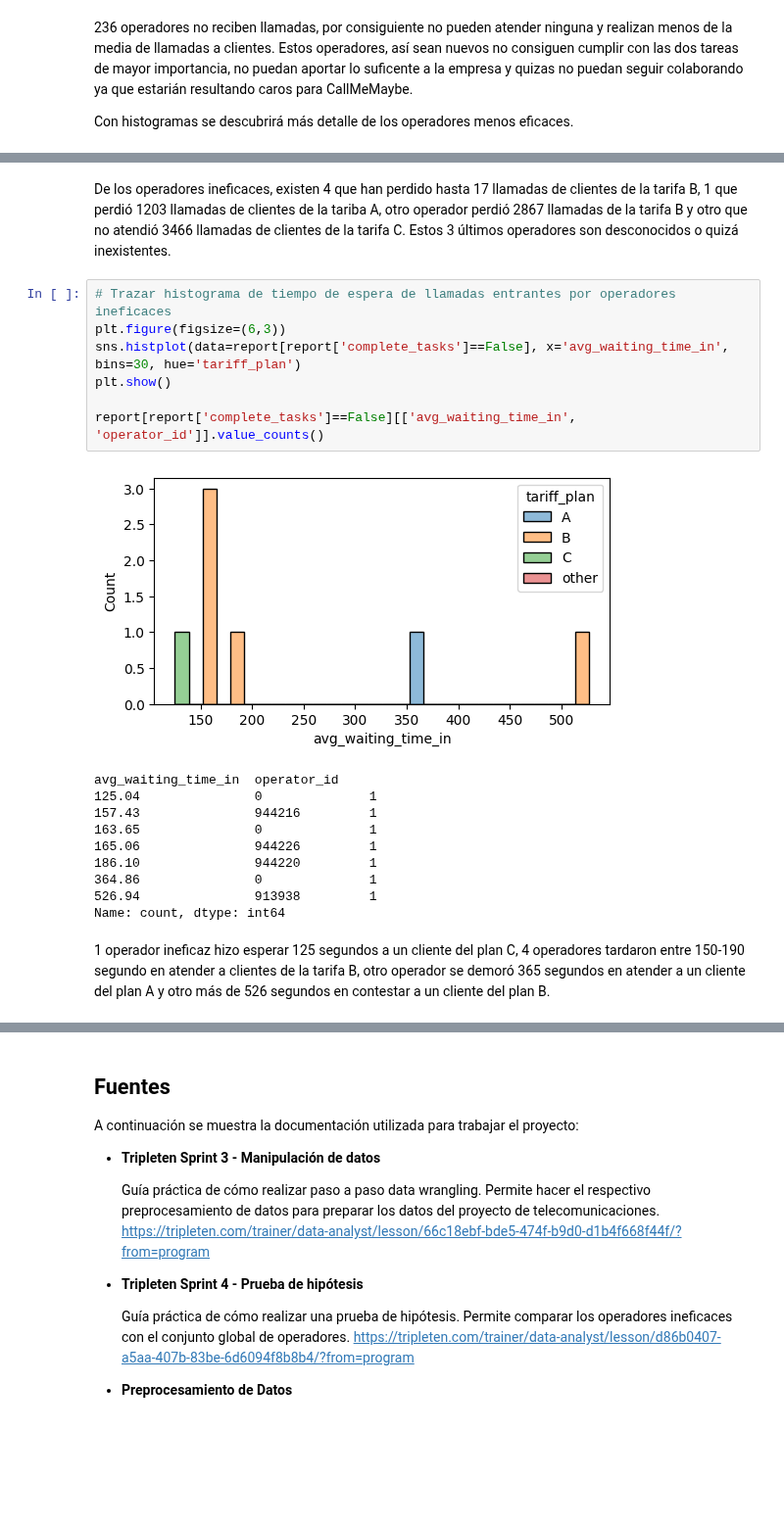
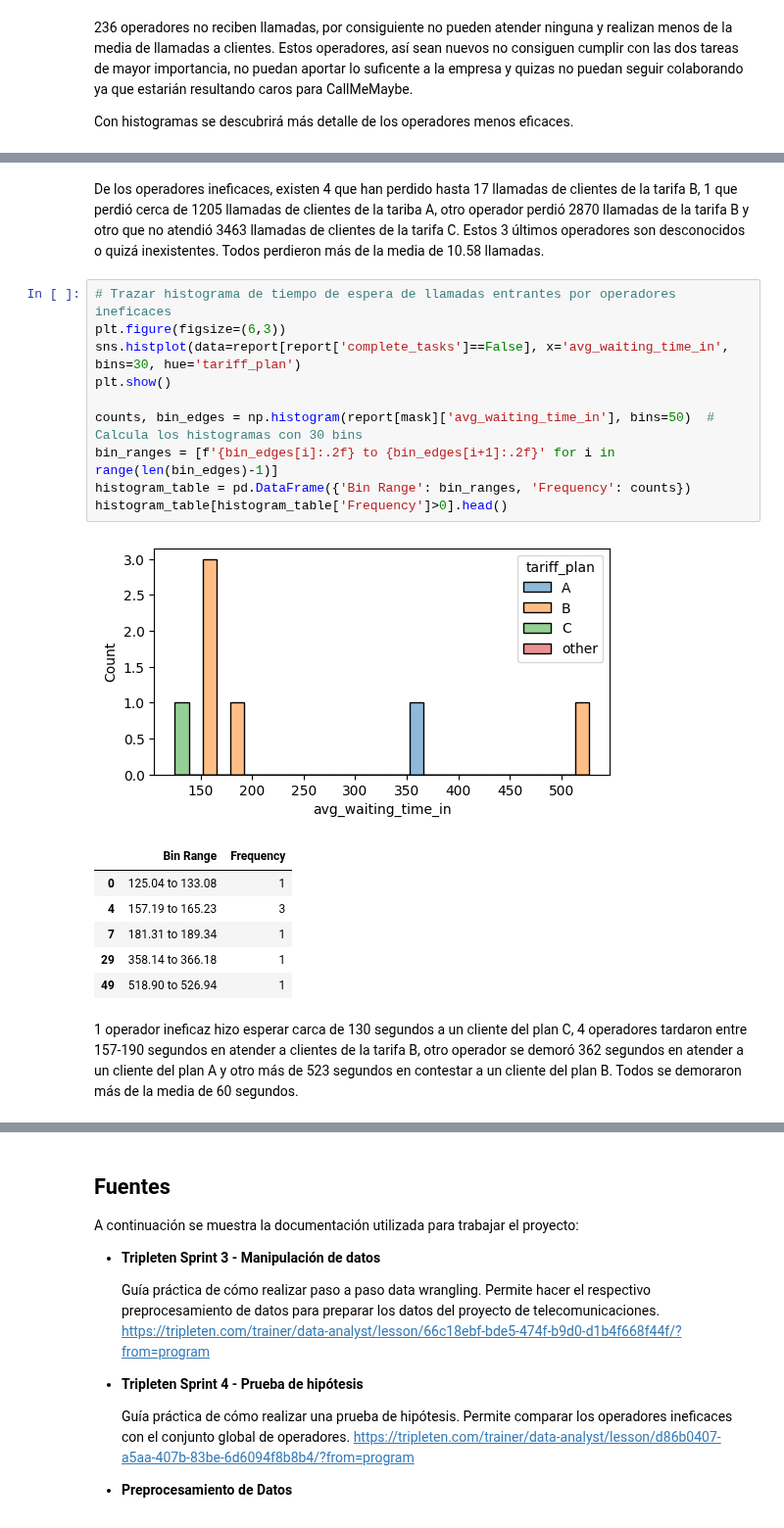
Before and after one commit to ScinDBad/DA_proyecto_final, a Jupyter notebook: proyecto_sp_14.ipynb, the cells around one changed output, grey strips where cells are left out. Shown at 98% size. Cells and saved outputs as stored; diff of their text form; blank space fills up the shorter version.

```diff
--- a/proyecto_sp_14.ipynb
+++ b/proyecto_sp_14.ipynb
@@ -905,22 +904,22 @@ Name: count, dtype: int64
 # %% [markdown]
-De los operadores ineficaces, existen 4 que han perdido hasta 17 llamadas de clientes de la tarifa B, 1 que perdió 1203 llamadas de clientes de la tariba A, otro operador perdió 2867 llamadas de la tarifa B y otro que no atendió 3466 llamadas de clientes de la tarifa C. Estos 3 últimos operadores son desconocidos o quizá inexistentes.
+De los operadores ineficaces, existen 4 que han perdido hasta 17 llamadas de clientes de la tarifa B, 1 que perdió cerca de 1205 llamadas de clientes de la tariba A, otro operador perdió 2870 llamadas de la tarifa B y otro que no atendió 3463 llamadas de clientes de la tarifa C. Estos 3 últimos operadores son desconocidos o quizá inexistentes. Todos perdieron más de la media de 10.58 llamadas.
 # %%
 # Trazar histograma de tiempo de espera de llamadas entrantes por operadores ineficaces
 plt.figure(figsize=(6,3))
 sns.histplot(data=report[report['complete_tasks']==False], x='avg_waiting_time_in', bins=30, hue='tariff_plan')
 plt.show()
 
-report[report['complete_tasks']==False][['avg_waiting_time_in', 'operator_id']].value_counts()
+counts, bin_edges = np.histogram(report[mask]['avg_waiting_time_in'], bins=50)  # Calcula los histogramas con 30 bins
+bin_ranges = [f'{bin_edges[i]:.2f} to {bin_edges[i+1]:.2f}' for i in range(len(bin_edges)-1)]
+histogram_table = pd.DataFrame({'Bin Range': bin_ranges, 'Frequency': counts})
+histogram_table[histogram_table['Frequency']>0].head()
 # %% [output]
 [figure]
-avg_waiting_time_in  operator_id
-125.04               0              1
-157.43               944216         1
-163.65               0              1
-165.06               944226         1
-186.10               944220         1
-364.86               0              1
-526.94               913938         1
-Name: count, dtype: int64
+|  | Bin Range | Frequency |
+| 0 | 125.04 to 133.08 | 1 |
+| 4 | 157.19 to 165.23 | 3 |
+| 7 | 181.31 to 189.34 | 1 |
+| 29 | 358.14 to 366.18 | 1 |
+| 49 | 518.90 to 526.94 | 1 |
 # %% [markdown]
-1 operador ineficaz hizo esperar 125 segundos a un cliente del plan C, 4 operadores tardaron entre 150-190 segundo en atender a clientes de la tarifa B, otro operador se demoró 365 segundos en atender a un cliente del plan A y otro más de 526 segundos en contestar a un cliente del plan B.
+1 operador ineficaz hizo esperar carca de 130 segundos a un cliente del plan C, 4 operadores tardaron entre 157-190 segundos en atender a clientes de la tarifa B, otro operador se demoró 362 segundos en atender a un cliente del plan A y otro más de 523 segundos en contestar a un cliente del plan B. Todos se demoraron más de la media de 60 segundos.
```
Also changed, not shown: parts of 8 cells of this notebook.
